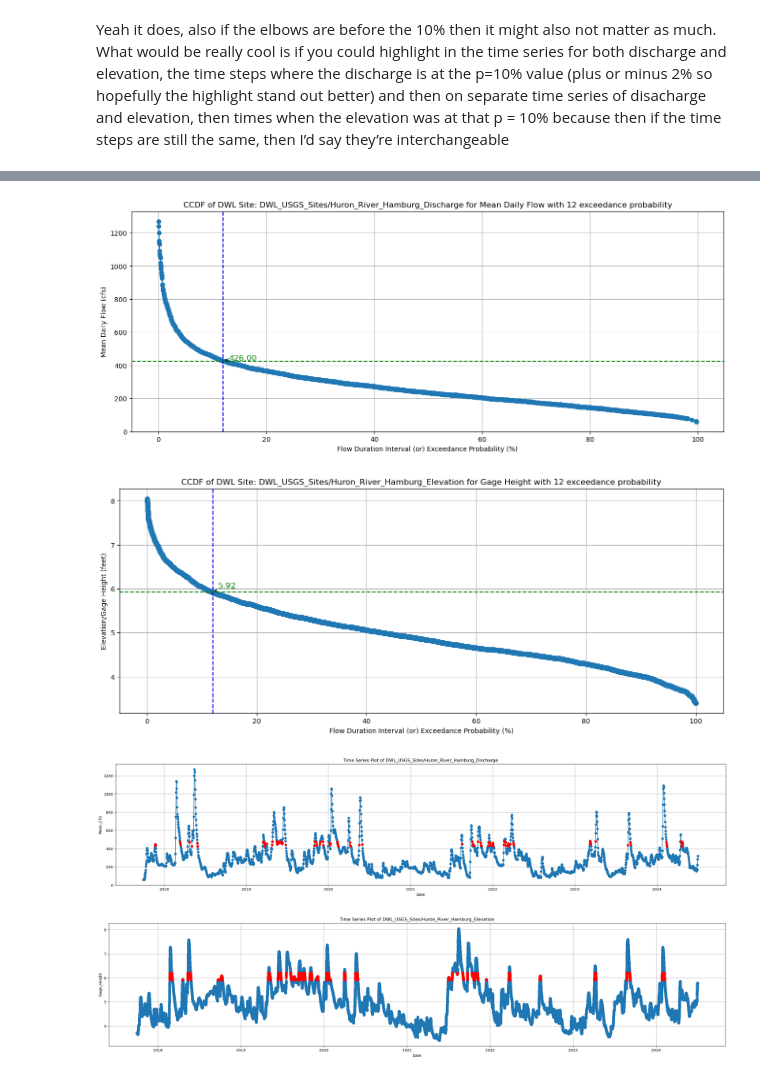
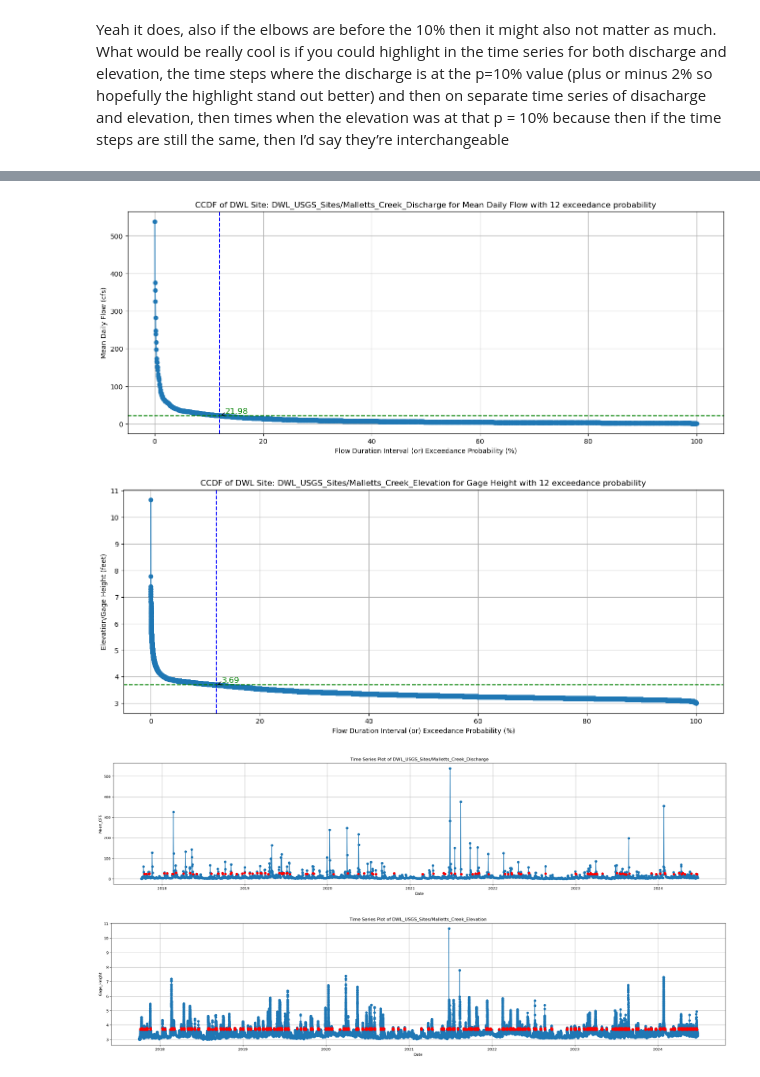
Before and after one commit to shinapatel/Recalculating_Flow_CCDFs, a Jupyter notebook: DWL_CCDFs.ipynb, the cells around one changed output, grey strips where cells are left out. Saved outputs shown, nothing was run; the diff lists cells and outputs as text; code cells hidden in the pictures.

Commit message:
scatter developed

```diff
--- a/DWL_CCDFs.ipynb
+++ b/DWL_CCDFs.ipynb
@@ -8,9 +9,9 @@ from IPython.display import display
 # %%
-# file_name_1 = 'DWL_USGS_Sites/Malletts_Creek_Discharge'
-# var_1 = 'Mean_CFS'
-# file_name_2 = 'DWL_USGS_Sites/Malletts_Creek_Elevation'
-# var_2 = 'Gage_Height'
-# site_name = 'Malletts Creek'
+file_name_1 = 'DWL_USGS_Sites/Malletts_Creek_Discharge'
+var_1 = 'Mean_CFS'
+file_name_2 = 'DWL_USGS_Sites/Malletts_Creek_Elevation'
+var_2 = 'Gage_Height'
+site_name = 'Malletts Creek'
 
 # file_name_1 = 'DWL_USGS_Sites/Huron_River_Discharge'
 # var_1 = 'Mean_CFS'
@@ -30,11 +31,11 @@ from IPython.display import display
 # var_2 = 'Gage_Height'
 # site_name = 'Mill Creek'
 
-file_name_1 = 'DWL_USGS_Sites/Huron_River_Hamburg_Discharge'
-var_1 = 'Mean_CFS'
-file_name_2 = 'DWL_USGS_Sites/Huron_River_Hamburg_Elevation'
-var_2 = 'Gage_Height'
-site_name = 'Huron River Hamburg'
+# file_name_1 = 'DWL_USGS_Sites/Huron_River_Hamburg_Discharge'
+# var_1 = 'Mean_CFS'
+# file_name_2 = 'DWL_USGS_Sites/Huron_River_Hamburg_Elevation'
+# var_2 = 'Gage_Height'
+# site_name = 'Huron River Hamburg'
 # %%
 def DWL_CCDF_df(file_name, var):
 
@@ -345,8 +346,8 @@ DWL_CCDF_plot_P(df = df2, x='P_Value', y= var_2, P=P, file_name = file_name_2, p
 
 # DWL_CCDF_plot_P(df = df2, x='P_Value', y= var_2, P=10, file_name = file_name_2, P10_value = P10_value)
 # %% [output]
-[figure, old version]
+[figure, new version]
-[figure, old version]
+[figure, new version]
 # %%
 def DWL_plotTimeSeries_Highlighted_P10(df, file_name, var, output_csv, low, high):
 
@@ -381,8 +382,8 @@ def DWL_plotTimeSeries_Highlighted_P10(df, file_name, var, output_csv, low, high
 
     return plt.show()
 # %%
-DWL_plotTimeSeries_Highlighted_P10(df = df1, file_name = file_name_1, var = var_1, output_csv='red_points_1.csv', low=426, high=481)
-DWL_plotTimeSeries_Highlighted_P10(df = df2, file_name = file_name_2, var = var_2, output_csv='red_points_2.csv', low=5.92, high=6.2)
+DWL_plotTimeSeries_Highlighted_P10(df = df1, file_name = file_name_1, var = var_1, output_csv='red_points_1.csv', low=21.99, high=28.73)
+DWL_plotTimeSeries_Highlighted_P10(df = df2, file_name = file_name_2, var = var_2, output_csv='red_points_2.csv', low=3.69, high=3.77)
 # %% [output]
-[figure, old version]
+[figure, new version]
-[figure, old version]
+[figure, new version]
```
Also changed, not shown: parts of 6 cells of this notebook, 2 other files.
